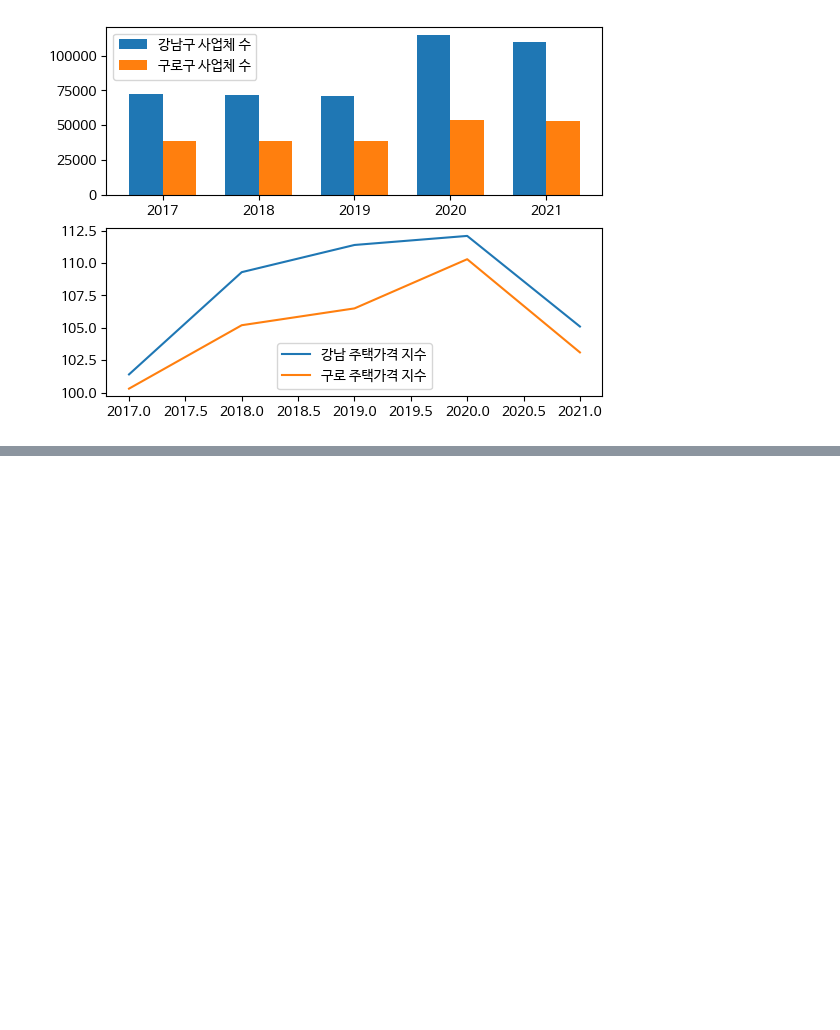
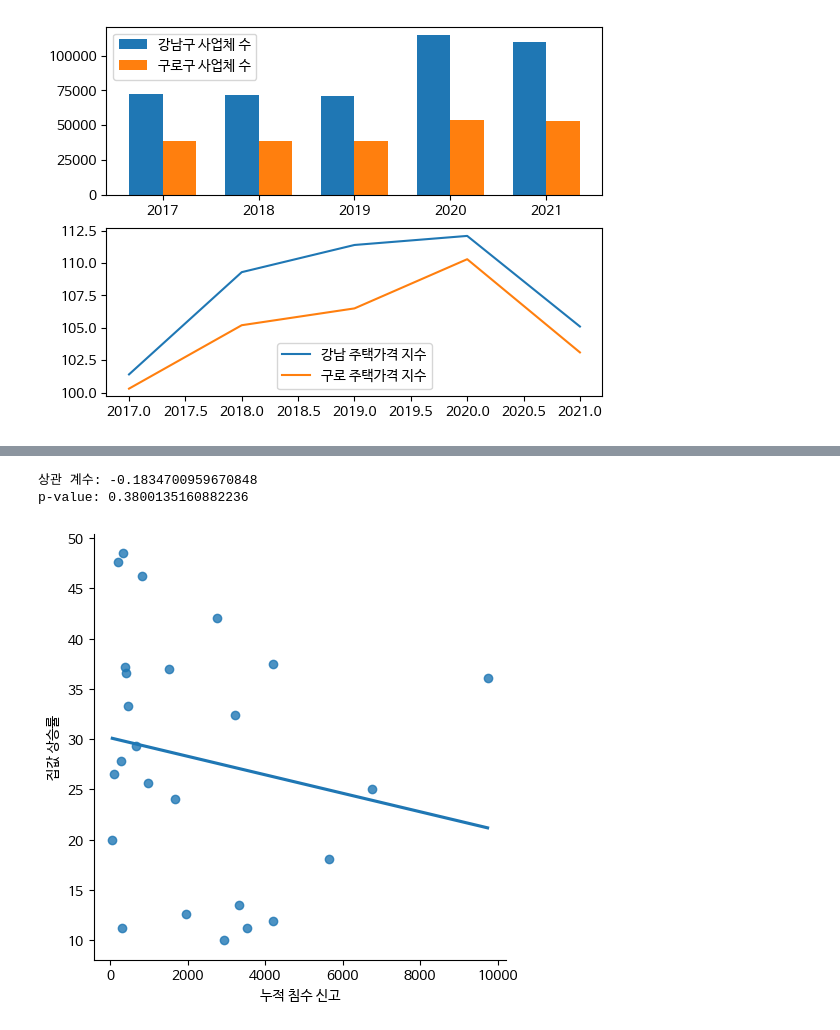
Before and after one commit to cav2280/dcx-1, a Jupyter notebook: main.ipynb, the cells around one changed output, grey strips where cells are left out. Drawn from its saved outputs; the diff is of its cells as text; code cells hidden in the pictures; blank space fills up the shorter version.

```diff
--- a/main.ipynb
+++ b/main.ipynb
@@ -257,0 +247,55 @@ plt.show()
+# %%
+import pandas as pd
+import matplotlib as plt
+import seaborn as sns
+
+
+data = pd.read_excel('data/(2006_2022)순위_서울시 466개 법정동 주택침수건수.xlsx')
+data.head()
+
+#필요없는 칼럼 지우기
+data = data.drop(['순위', 'Unnamed: 4', 'Unnamed: 5'], axis=1)
+data['시군구'].unique()
+
+
+def house_price(locate):
+    df=pd.read_csv('data/주택가격지수(매매)_20230710095430.csv',header=0)
+    tmp=df.loc[df['시점'] == 2022].loc[df['자치구별(2)']==locate,'종합'].values
+    tmp_1=df.loc[df['시점'] == 2006].loc[df['자치구별(2)']==locate,'종합'].values
+    growth = (int(tmp) - int(tmp_1)) / int(tmp_1) * 100
+    return float(growth)
+
+def flooding(locate):
+    data = pd.read_excel('data/(2006_2022)순위_서울시 466개 법정동 주택침수건수.xlsx')
+    data = data.drop(['순위', 'Unnamed: 4', 'Unnamed: 5'], axis=1)
+    locate1 = locate
+    data=data[data['시군구']==locate1]
+    sum_data=data['침수주택 건수(건)'].sum()
+    return sum_data
+
+gu=['관악구', '영등포구', '동작구', '양천구', '강서구', '서초구', '구로구', '금천구', '강남구',
+       '강동구', '광진구', '은평구', '송파구', '강북구', '서대문구', '마포구', '중랑구', '도봉구',
+       '성북구', '동대문구', '노원구', '성동구', '용산구', '중구', '종로구']
+
+data1=[]
+for i in gu:
+    data1.append([house_price(i), flooding(i)])
+
+
+columns = ['집값 상승률', '누적 침수 신고']
+index = gu
+df=pd.DataFrame(data1, index = index, columns= columns)
+
+sns.lmplot(x='누적 침수 신고', y='집값 상승률', data=df, ci=None)
+plt.rcParams['font.family'] = 'MalgunGothic'
+
+from sklearn.linear_model import LinearRegression
+from scipy import stats
+
+corr, p_value = stats.pearsonr(df['누적 침수 신고'], df['집값 상승률'])
+print(f"상관 계수: {corr}")
+print(f"p-value: {p_value}")
+# %% [output]
+상관 계수: -0.1834700959670848
+p-value: 0.3800135160882236
+[figure, added]
```
Also changed, not shown: parts of 1 cell of this notebook.
